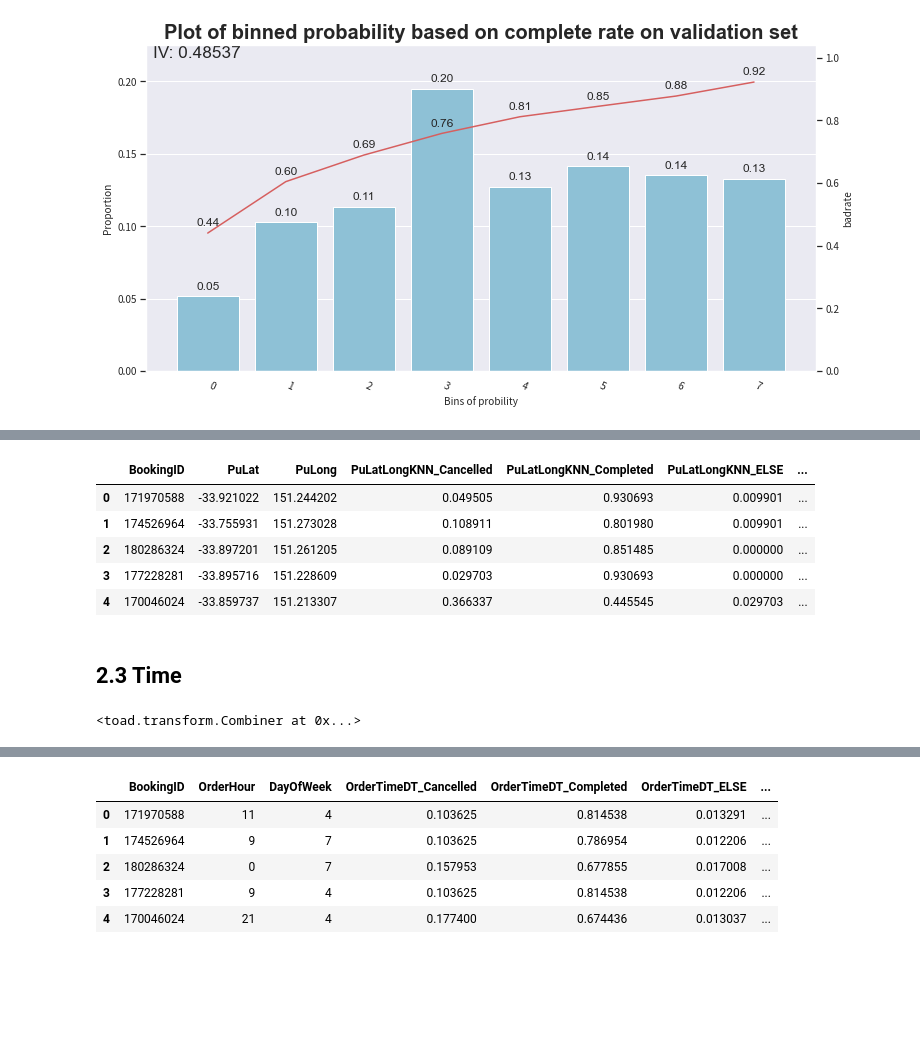
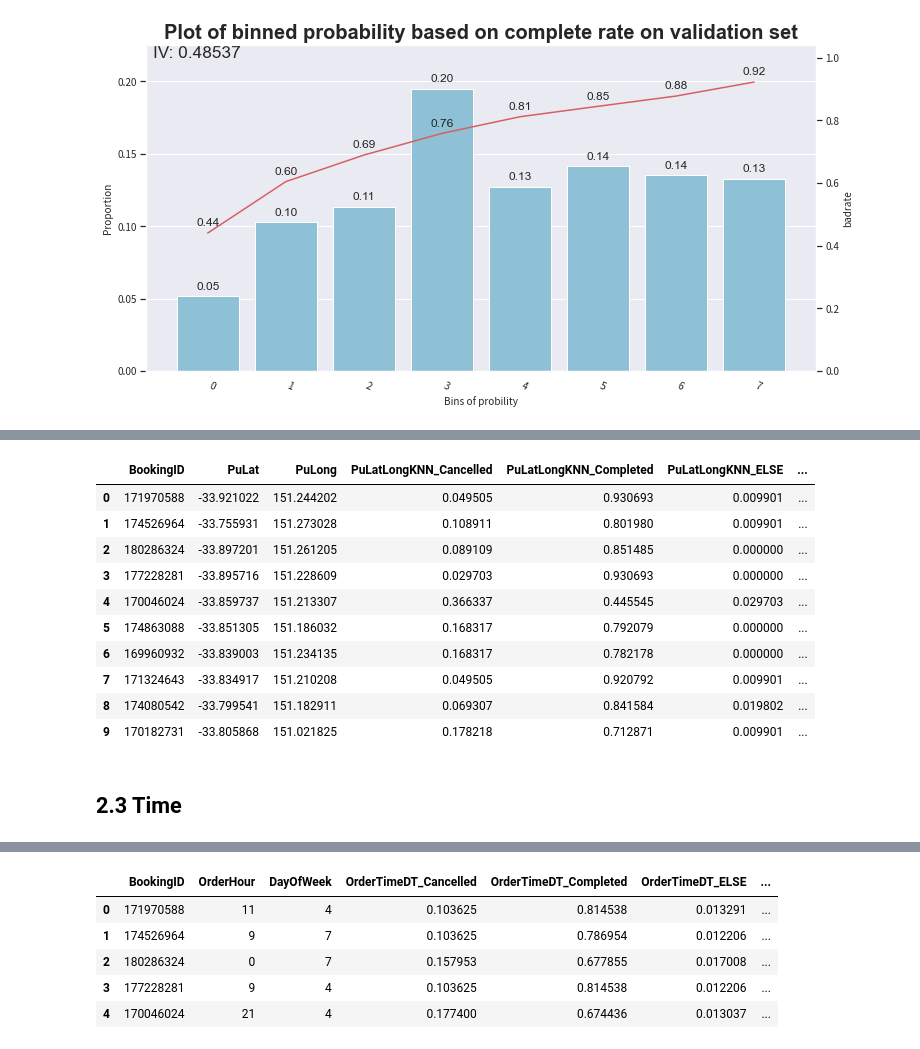
Before and after one commit to xhua0336/Taxi_booking_analysis, a Jupyter notebook: Feature+model.ipynb, the cells around one changed output, grey strips where cells are left out. Drawn from its saved outputs; the diff is of its cells as text; code cells hidden in the pictures; blank space fills up the shorter version.

Commit message:
yujia's model

```diff
--- a/Feature+model.ipynb
+++ b/Feature+model.ipynb
@@ -258,0 +375,7 @@ toad.quality(data[['PuLatLongKNN_NoJob','target_2cls_NoJob']],target='target_2cl
+# %%
+knn3 = KNeighborsClassifier(n_neighbors = 101)
+
+knn3.fit(data[['PuLat','PuLong']],data['target_2cls_ELSE'])
+
+data['KNN_temp'] = knn3.predict_proba(data[['PuLat','PuLong']])[:,1]
+#use knn method to model lat and long with target ELSE and save the probability
@@ -258,0 +398,5 @@ toad.quality(data[['PuLatLongKNN_NoJob','target_2cls_NoJob']],target='target_2cl
+# %%
+data['PuLatLongKNN_ELSE'] = knn3.predict_proba(data[['PuLat','PuLong']])[:,1]
+validation['PuLatLongKNN_ELSE'] = knn3.predict_proba(validation[['PuLat','PuLong']])[:,1]
+test['PuLatLongKNN_ELSE'] = knn3.predict_proba(test[['PuLat','PuLong']])[:,1]
+#apply probability as new feature in datasets
@@ -258,0 +405,7 @@ toad.quality(data[['PuLatLongKNN_NoJob','target_2cls_NoJob']],target='target_2cl
+# %%
+knn4 = KNeighborsClassifier(n_neighbors = 101)
+
+knn4.fit(data[['PuLat','PuLong']],data['target_2cls_NoJob'])
+
+data['KNN_temp'] = knn4.predict_proba(data[['PuLat','PuLong']])[:,1]
+#use knn method to model lat and long with target NOJOB and save the probability
@@ -259,12 +428,22 @@ toad.quality(data[['PuLatLongKNN_NoJob','target_2cls_NoJob']],target='target_2cl
+# %%
+data['PuLatLongKNN_NoJob'] = knn4.predict_proba(data[['PuLat','PuLong']])[:,1]
+validation['PuLatLongKNN_NoJob'] = knn4.predict_proba(validation[['PuLat','PuLong']])[:,1]
+test['PuLatLongKNN_NoJob'] = knn4.predict_proba(test[['PuLat','PuLong']])[:,1]
+#apply probability as new feature in datasets
 # %%
-data[['BookingID','PuLat','PuLong','PuLatLongKNN_Cancelled','PuLatLongKNN_Completed','PuLatLongKNN_ELSE','PuLatLongKNN_NoJob']].head()
+data[['BookingID','PuLat','PuLong','PuLatLongKNN_Cancelled','PuLatLongKNN_Completed','PuLatLongKNN_ELSE','PuLatLongKNN_NoJob']].head(10)
 #new features in training dataset
 # %% [output]
 |  | BookingID | PuLat | PuLong | PuLatLongKNN_Cancelled | PuLatLongKNN_Completed | PuLatLongKNN_ELSE | ... |
 | 0 | 171970588 | -33.921022 | 151.244202 | 0.049505 | 0.930693 | 0.009901 | ... |
 | 1 | 174526964 | -33.755931 | 151.273028 | 0.108911 | 0.801980 | 0.009901 | ... |
 | 2 | 180286324 | -33.897201 | 151.261205 | 0.089109 | 0.851485 | 0.000000 | ... |
 | 3 | 177228281 | -33.895716 | 151.228609 | 0.029703 | 0.930693 | 0.000000 | ... |
 | 4 | 170046024 | -33.859737 | 151.213307 | 0.366337 | 0.445545 | 0.029703 | ... |
+| 5 | 174863088 | -33.851305 | 151.186032 | 0.168317 | 0.792079 | 0.000000 | ... |
+| 6 | 169960932 | -33.839003 | 151.234135 | 0.168317 | 0.782178 | 0.000000 | ... |
+| 7 | 171324643 | -33.834917 | 151.210208 | 0.049505 | 0.920792 | 0.009901 | ... |
+| 8 | 174080542 | -33.799541 | 151.182911 | 0.069307 | 0.841584 | 0.019802 | ... |
+| 9 | 170182731 | -33.805868 | 151.021825 | 0.178218 | 0.712871 | 0.009901 | ... |
 # %% [markdown]
 ## 2.3 Time
@@ -279,7 +449,0 @@ validation= OrderHour(validation)
-# %%
-c = toad.transform.Combiner()
-col = 'OrderHour'
-c.fit(data[[col,'target_2cls_Completed']], y = 'target_2cls_Completed', method = 'chi',min_samples = 0.05)
-#use toad to binning hour based on complete rate
-# %% [output]
-<toad.transform.Combiner at 0x...>
```
Also changed, not shown: parts of 207 cells of this notebook.
